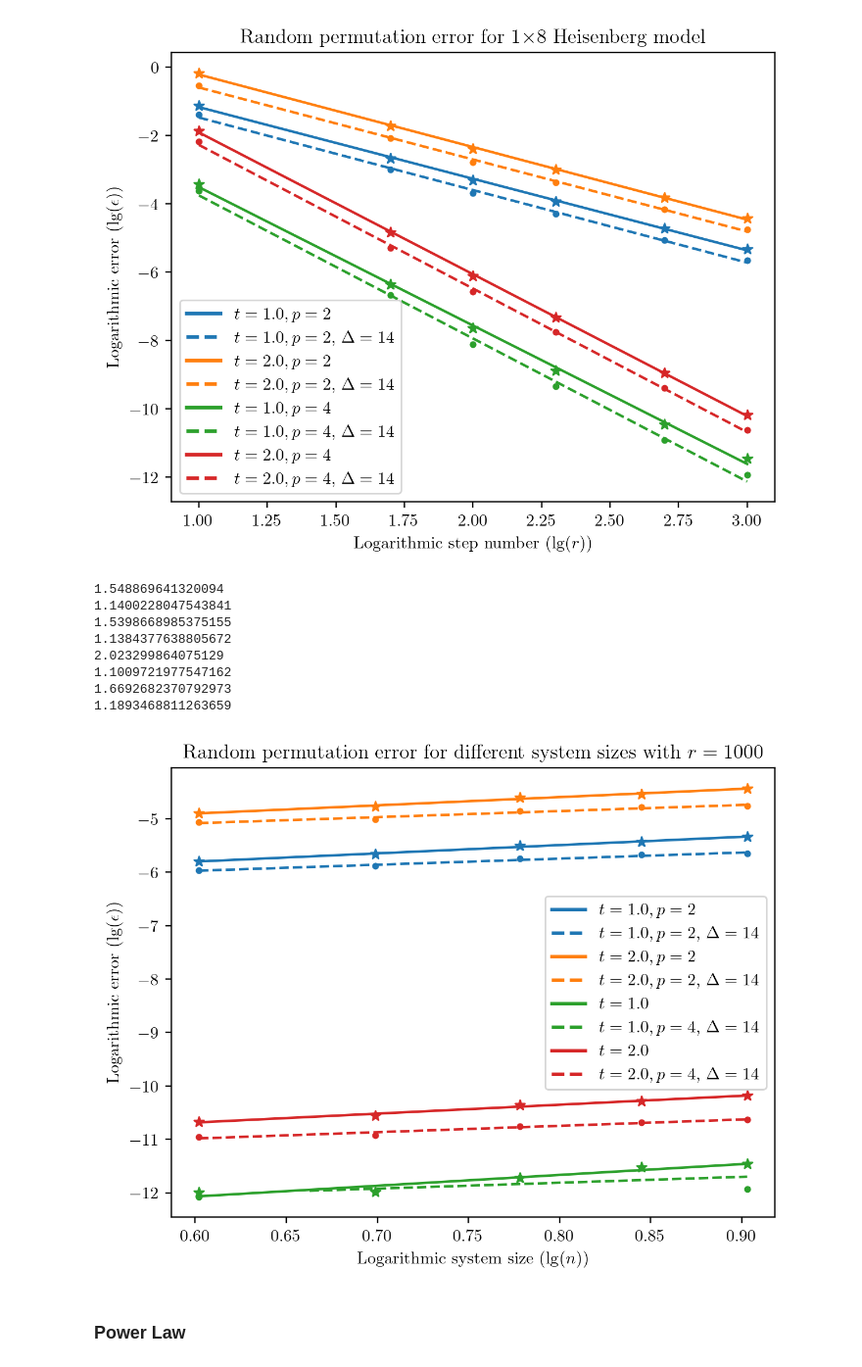
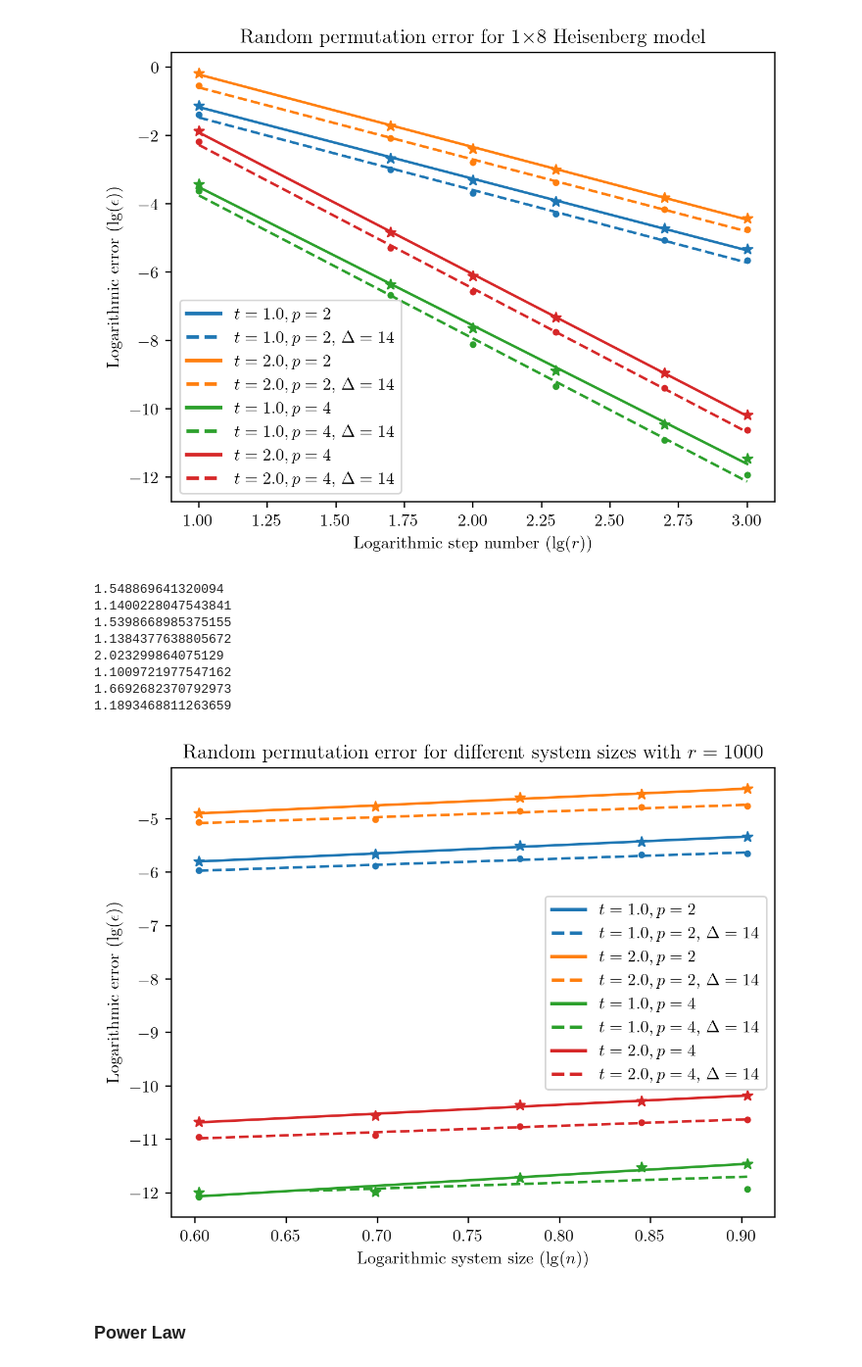
Before and after one commit to Qubit-Fernand/Digital-Quantum-Simulation, a Jupyter notebook: Figure/Plotting.ipynb, the cells around one changed output. Shown at 98% size. Cells and saved outputs as stored; diff of their text form; code cells hidden in the pictures.

```diff
--- a/Figure/Plotting.ipynb
+++ b/Figure/Plotting.ipynb
@@ -450,38 +450,38 @@ ax.scatter(step_number, p_2_2_Delta, marker ='.', color = '#ff7f0e')
 ax.plot(step_number_new, poly_p_2_2_Delta(step_number_new), color = '#ff7f0e', linestyle = '--', label='$t=2.0, p=2$, $\Delta = {Delta}$'.format(Delta = Delta))
 
 ax.scatter(step_number, p_4_1, marker = '*', color = '#2ca02c')
-ax.plot(step_number_new, poly_p_4_1(step_number_new), color = '#2ca02c', linestyle = '-', label='$t=1.0$')
+ax.plot(step_number_new, poly_p_4_1(step_number_new), color = '#2ca02c', linestyle = '-', label='$t=1.0, p=4$')
 
 ax.scatter(step_number, p_4_1_Delta, marker ='.', color = '#2ca02c')
 ax.plot(step_number_new[20:], poly_p_4_1_Delta(step_number_new)[20:], color = '#2ca02c', linestyle = '--', label='$t=1.0, p=4$, $\Delta = {Delta}$'.format(Delta = Delta))
 
 ax.scatter(step_number, p_4_2, marker = '*', color = '#d62728')
-ax.plot(step_number_new, poly_p_4_2(step_number_new), color = '#d62728', linestyle = '-', label='$t=2.0$')
+ax.plot(step_number_new, poly_p_4_2(step_number_new), color = '#d62728', linestyle = '-', label='$t=2.0, p=4$')
 
 ax.scatter(step_number, p_4_2_Delta, marker ='.', color = '#d62728')
 ax.plot(step_number_new, poly_p_4_2_Delta(step_number_new), color = '#d62728', linestyle = '--', label='$t=2.0, p=4$, $\Delta = {Delta}$'.format(Delta = Delta))
 ax.legend(handler_map={plt.Line2D: ColorLineStyleHandler()})
 
 print(poly_p_2_1[1])
 print(poly_p_2_1_Delta[1])
 print(poly_p_2_2[1])
 print(poly_p_2_2_Delta[1])
 print(poly_p_4_1[1])
 print(poly_p_4_1_Delta[1])
 print(poly_p_4_2[1])
 print(poly_p_4_2_Delta[1])
 
 fig.savefig('Permutation-n.pdf', dpi=600, format='pdf')
 # %% [output]
 1.548869641320094
 1.1400228047543841
 1.5398668985375155
 1.1384377638805672
 2.023299864075129
 1.1009721977547162
 1.6692682370792973
 1.1893468811263659
-[figure, old version]
+[figure, new version]
 # %% [markdown]
 ### Power Law
 # %%
```
Also changed, not shown: parts of 2 cells of this notebook, 3 other files.
